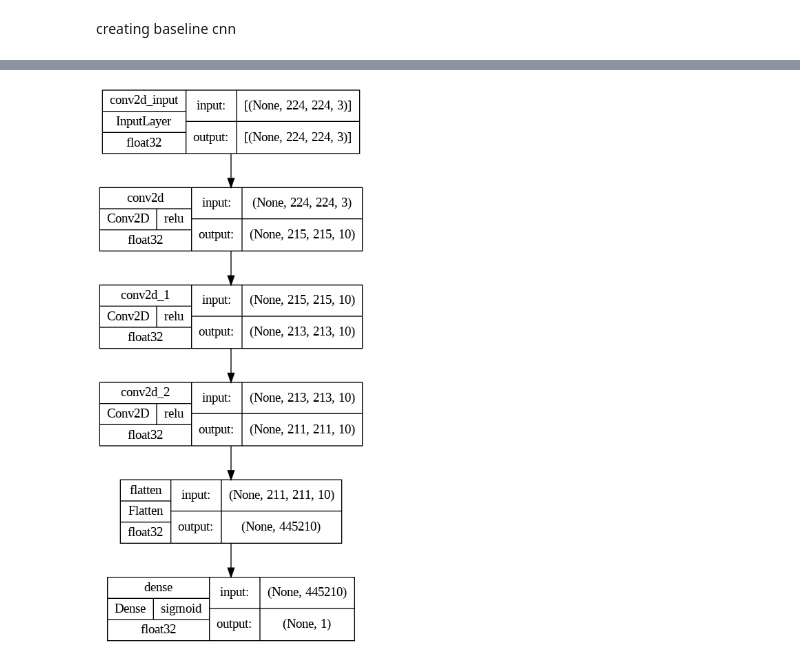
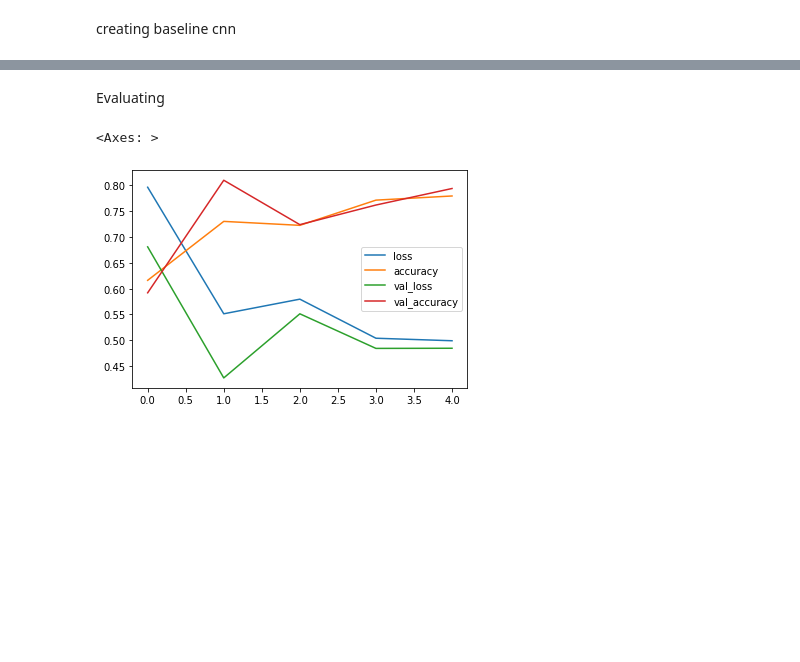
Before and after one commit to KrishnaSChavan/MachineLearning, a Jupyter notebook: CNN_1.ipynb, the cells around one changed output, grey strips where cells are left out. Saved outputs shown, nothing was run; the diff lists cells and outputs as text; code cells hidden in the pictures; blank space fills up the shorter version.

```diff
--- a/CNN_1.ipynb
+++ b/CNN_1.ipynb
@@ -542,4 +561,4 @@ history5 = model5.fit(train_dir,
                       epochs = 5,
                       steps_per_epoch=len(test_dir),
                       validation_data = test_dir,
-                      validation_step = len(test_dir))
+                      validation_steps = len(test_dir))
@@ -567,4 +576,8 @@ _________________________________________________________________
-# %%
-model_details(model5)
-# %% [output]
-[figure, removed]
+# %% [markdown]
+Evaluating
+# %%
+import pandas as pd
+pd.DataFrame(history5.history).plot()
+# %% [output]
+<Axes: >
+[figure, added]
```
Also changed, not shown: parts of 15 cells of this notebook.
